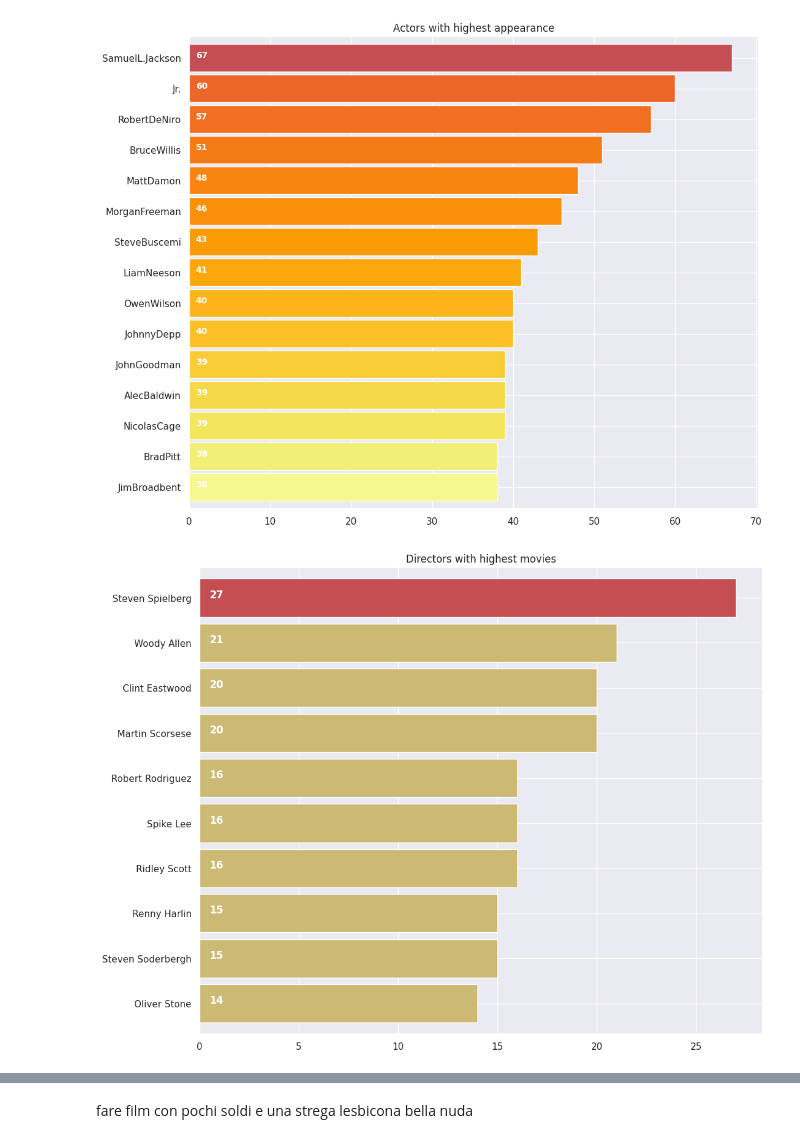
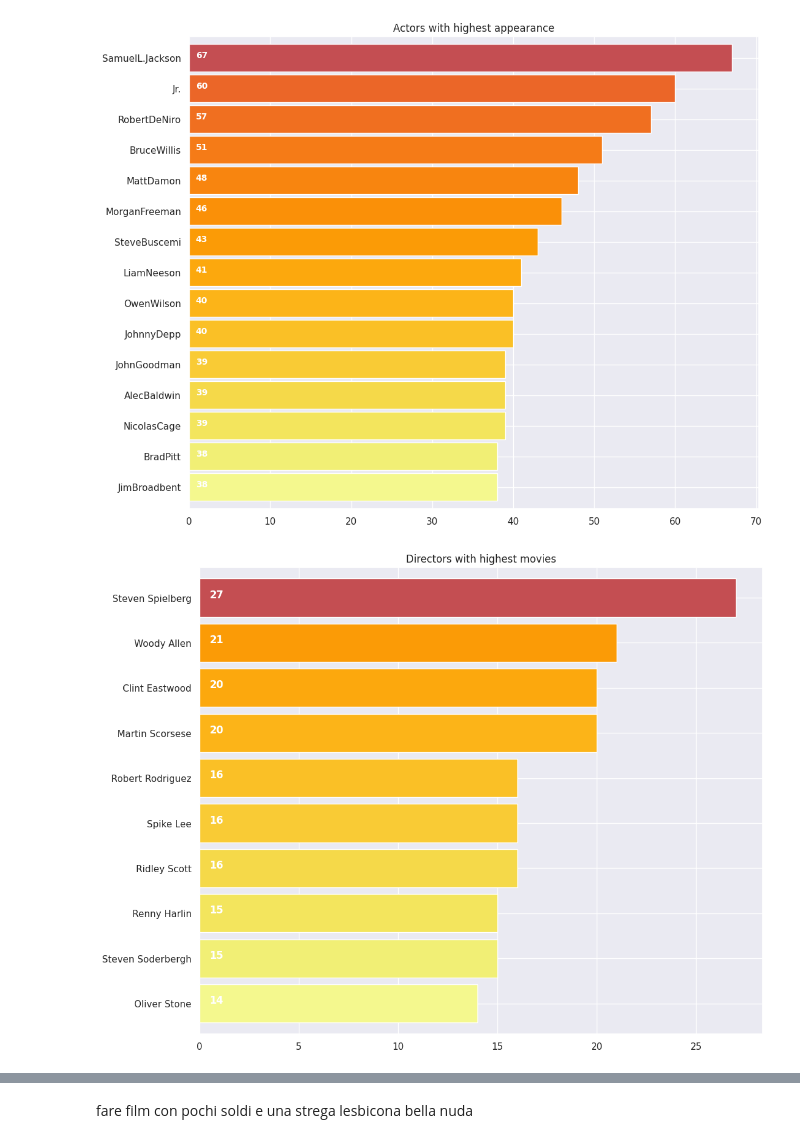
Before and after one commit to flenz00/TMDB-Movies, a Jupyter notebook: IMBD_Movies .ipynb, the cells around one changed output, grey strips where cells are left out. Drawn from its saved outputs; the diff is of its cells as text; code cells hidden in the pictures.

```diff
--- a/IMBD_Movies .ipynb
+++ b/IMBD_Movies .ipynb
@@ -538,11 +537,11 @@ def xstr(s):
 Movies['director']=Movies['director'].apply(xstr)
 # %%
 plt.subplots(figsize=(12,10))
-ax=Movies[Movies['director']!=''].director.value_counts()[:10].sort_values(ascending=True).plot.barh(width=0.85,color='inferno_r')
+ax=Movies[Movies['director']!=''].director.value_counts()[:10].sort_values(ascending=True).plot.barh(width=0.85,color=sns.color_palette('inferno_r',40))
 for i, v in enumerate(Movies[Movies['director']!=''].director.value_counts()[:10].sort_values(ascending=True).values):
     ax.text(.5, i, v,fontsize=12,color='white',weight='bold')
 ax.patches[9].set_facecolor('r')
 plt.title('Directors with highest movies')
 plt.show()
 # %% [output]
-[figure, old version]
+[figure, new version]
```
Also changed, not shown: parts of 6 cells of this notebook.
